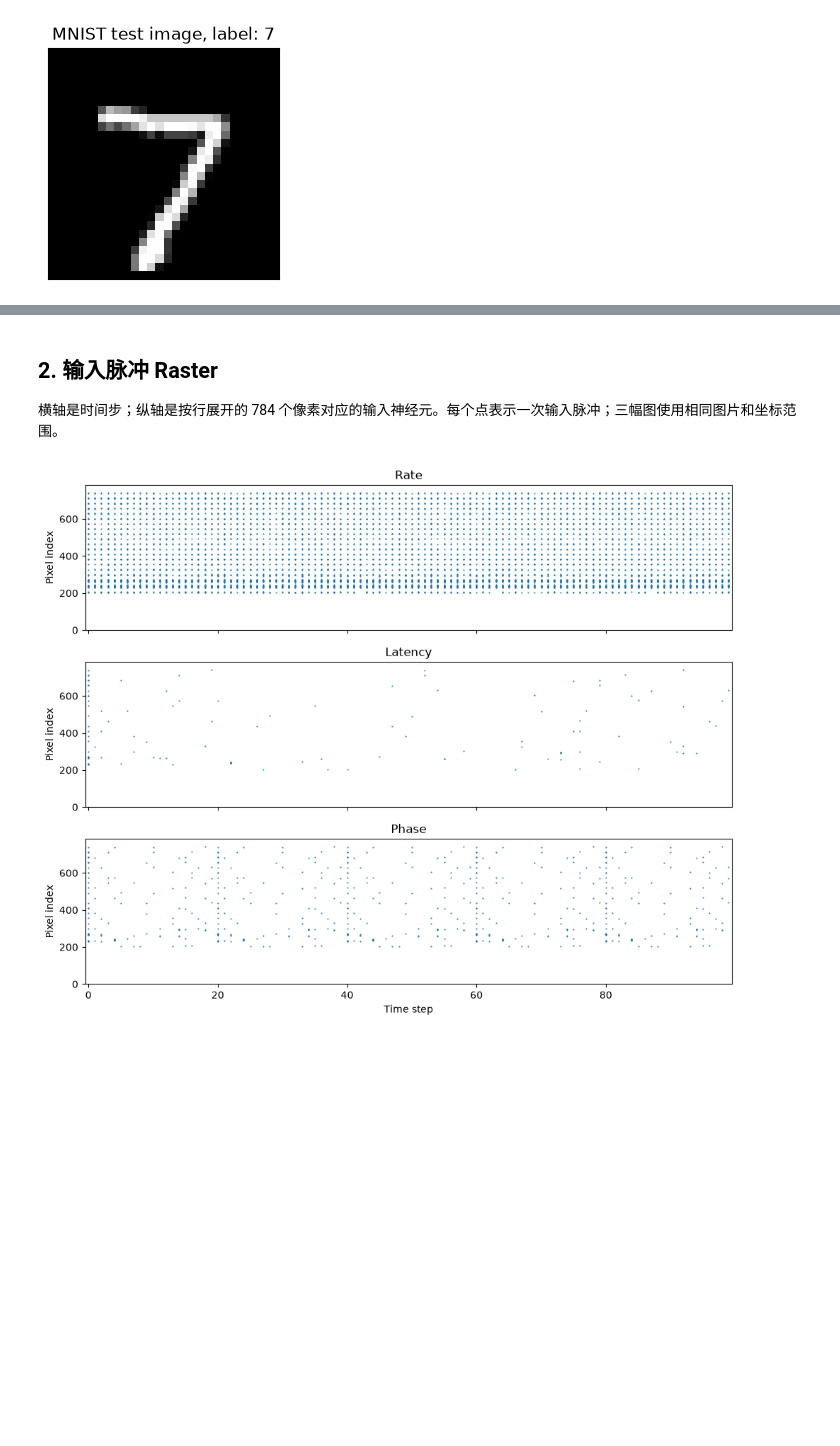
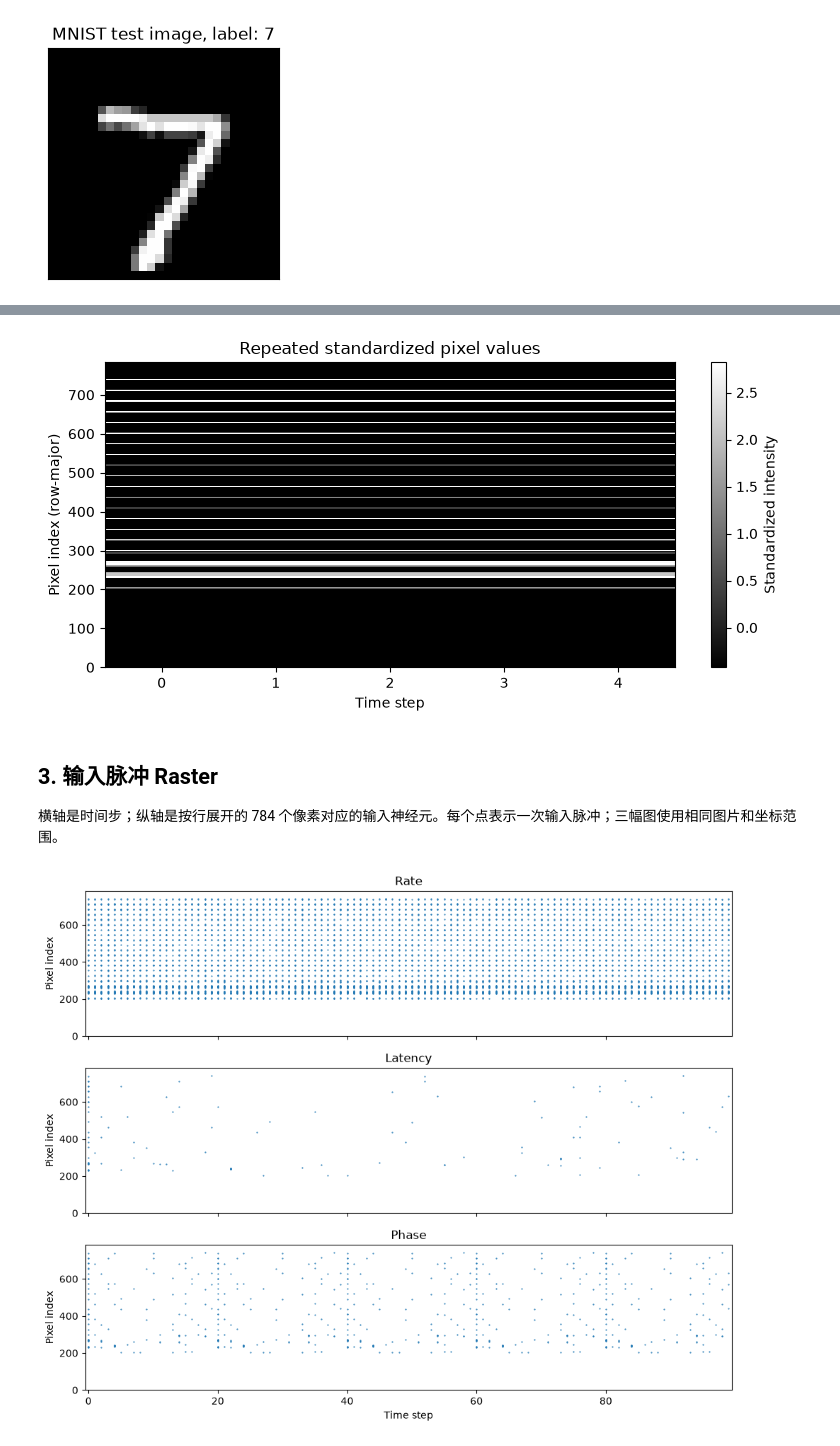
Before and after one commit to LevelDownRefine/neural-network-teaching, a Jupyter notebook: mnist/spike_encoding.ipynb, the cells around one changed output, grey strips where cells are left out. Cells and saved outputs as stored; diff of their text form; code cells hidden in the pictures; blank space fills up the shorter version.

Commit message:
Visualize repeated MNIST input

```diff
--- a/mnist/spike_encoding.ipynb
+++ b/mnist/spike_encoding.ipynb
@@ -59,5 +65,32 @@ plt.show()
+# %%
+repeat_steps = 5
+standardized = (images - 0.1307) / 0.3081
+repeated = encode_input(standardized, repeat_steps, method="repeat")[0, 0].numpy()
+
+fig, ax = plt.subplots(figsize=(8, 4))
+heatmap = ax.imshow(
+    repeated.reshape(-1, repeat_steps),
+    aspect="auto",
+    cmap="gray",
+    origin="lower",
+    extent=(-0.5, repeat_steps - 0.5, -0.5, image.size - 0.5),
+    vmin=(0 - 0.1307) / 0.3081,
+    vmax=(1 - 0.1307) / 0.3081,
+    interpolation="nearest",
+)
+ax.set(
+    xlabel="Time step",
+    ylabel="Pixel index (row-major)",
+    xticks=np.arange(repeat_steps),
+    title="Repeated standardized pixel values",
+)
+fig.colorbar(heatmap, ax=ax, label="Standardized intensity")
+fig.tight_layout()
+plt.show()
+# %% [output]
+[figure, added]
 # %% [markdown]
-## 2. 输入脉冲 Raster
+## 3. 输入脉冲 Raster
 
 横轴是时间步；纵轴是按行展开的 784 个像素对应的输入神经元。每个点表示一次输入脉冲；三幅图使用相同图片和坐标范围。
 # %%
```
Also changed, not shown: parts of 3 cells of this notebook.
